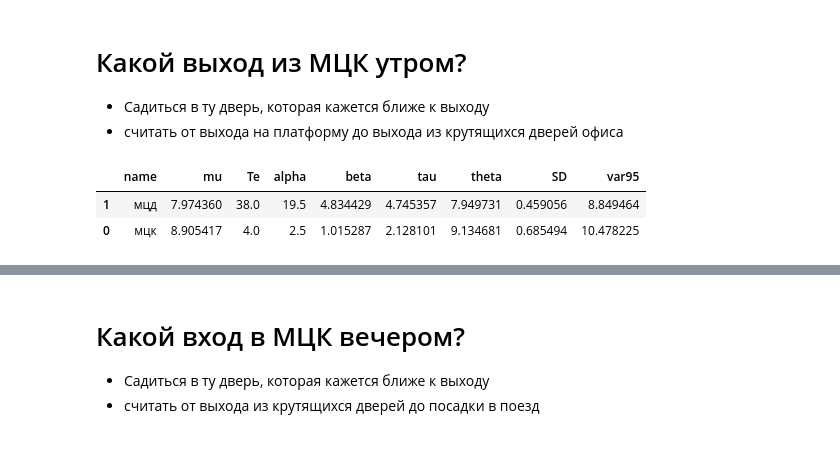
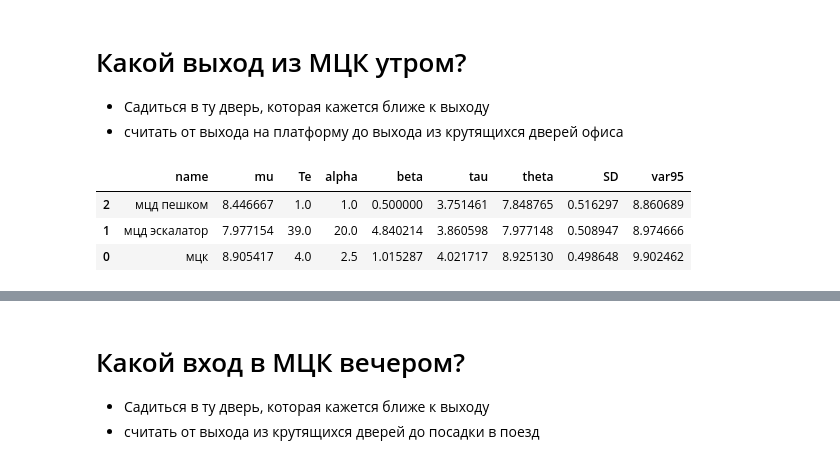
Before and after one commit to ksetdekov/trip_choice_optimizer, a Jupyter notebook: coffee-amount-optimization.ipynb, the cells around one changed output, grey strips where cells are left out. Saved outputs shown, nothing was run; the diff lists cells and outputs as text; code cells hidden in the pictures.

```diff
--- a/coffee-amount-optimization.ipynb
+++ b/coffee-amount-optimization.ipynb
@@ -287,57 +288,60 @@ plt.show()
 * Садиться в ту дверь, которая кажется ближе к выходу
 * считать от выхода на платформу до выхода из крутящихся дверей офиса
 # %%
-morning_exit = HandsTable(options_list=["мцк","мцд"], minimize=True)
+morning_exit = HandsTable(options_list=["мцк","мцд эскалатор", "мцд пешком"], minimize=True)
 # 3 мцк
-# 6 мцд
+# 6 мцд эскалатор
 morning_exit.update_hands("мцк", '0:08:03.7') # вторник 19 ноября
-morning_exit.update_hands("мцд", '0:08:40') # среда 20 ноября
+morning_exit.update_hands("мцд эскалатор", '0:08:40') # среда 20 ноября
 morning_exit.update_hands("мцк", '0:09:23.4') # mon 25 ноября
-morning_exit.update_hands("мцд", '0:07:46.5') # вторник 26 ноября
-morning_exit.update_hands("мцд", '0:07:27.9') # среда 27 ноября
+morning_exit.update_hands("мцд эскалатор", '0:07:46.5') # вторник 26 ноября
+morning_exit.update_hands("мцд эскалатор", '0:07:27.9') # среда 27 ноября
 morning_exit.update_hands("мцк", '0:09:11') # пятница 29 ноября
-morning_exit.update_hands("мцд", '0:08:17.6') # понедельник 2 декабря
-morning_exit.update_hands("мцд", '0:08:28.4') # вторник 3 декабря
-morning_exit.update_hands("мцд", '0:08:28.4') # wed 4 dec
-morning_exit.update_hands("мцд", '0:07:26') # th 5 dec
-morning_exit.update_hands("мцд", '0:08:46.4') # fr 6 dec
-morning_exit.update_hands("мцд", '0:08:51.5') # mon 9 dec
-morning_exit.update_hands("мцд", '0:07:54.6') # th 12 dec
-morning_exit.update_hands("мцд", '0:08:05.6') # fr 13 dec
-morning_exit.update_hands("мцд", '0:08:37') # пн 16 dec
-morning_exit.update_hands("мцд", '0:07:38.9') # tue 17 dec
+morning_exit.update_hands("мцд эскалатор", '0:08:17.6') # понедельник 2 декабря
+morning_exit.update_hands("мцд эскалатор", '0:08:28.4') # вторник 3 декабря
+morning_exit.update_hands("мцд эскалатор", '0:08:28.4') # wed 4 dec
+morning_exit.update_hands("мцд эскалатор", '0:07:26') # th 5 dec
+morning_exit.update_hands("мцд эскалатор", '0:08:46.4') # fr 6 dec
+morning_exit.update_hands("мцд эскалатор", '0:08:51.5') # mon 9 dec
+morning_exit.update_hands("мцд эскалатор", '0:07:54.6') # th 12 dec
+morning_exit.update_hands("мцд эскалатор", '0:08:05.6') # fr 13 dec
+morning_exit.update_hands("мцд эскалатор", '0:08:37') # пн 16 dec
+morning_exit.update_hands("мцд эскалатор", '0:07:38.9') # tue 17 dec
 morning_exit.update_hands("мцк", '0:08:59.2') # wed 18 dec
-morning_exit.update_hands("мцд", '0:07:27.7') # th 19 dec
-morning_exit.update_hands("мцд", '0:07:56.5') # fr 20 dec
-morning_exit.update_hands("мцд", '0:07:26.32') # mon 23 dec
-morning_exit.update_hands("мцд", '0:09:09.3') # tue 24 dec
-morning_exit.update_hands("мцд", '0:07:53.2') # wed 25 dec
-morning_exit.update_hands("мцд", '0:07:32.9') # thr 26 dec
-morning_exit.update_hands("мцд", '0:07:06.4') # thr 09 jan 2025
-morning_exit.update_hands("мцд", '0:08:12.6') # fr 10 jan 2025
-morning_exit.update_hands("мцд", '0:07:39.3') # mon 13 jan 2025
-morning_exit.update_hands("мцд", '0:07:54.4') # tue 14 jan 2025
-morning_exit.update_hands("мцд", '0:07:47.1') # wed 15 jan 2025
-morning_exit.update_hands("мцд", '0:08:24.0') # thr 16 jan 2025
-morning_exit.update_hands("мцд", '0:07:15.4') # fr 17 jan 2025
-morning_exit.update_hands("мцд", '0:08:04.1') # mon 20 jan 2025
-morning_exit.update_hands("мцд", '0:07:52.4') # tue 21 jan 2025
-morning_exit.update_hands("мцд", '0:07:40.0') # wed 22 jan 2025
-morning_exit.update_hands("мцд", '0:07:21.0') # thr 23 jan 2025
-morning_exit.update_hands("мцд", '0:07:50.5') # fr 24 jan 2025
-morning_exit.update_hands("мцд", '0:08:11.1') # mon 27 jan 2025
-morning_exit.update_hands("мцд", '0:07:21.52') # tue 28 jan 2025
-morning_exit.update_hands("мцд", '0:08:26.8') # wed 29 jan 2025
-morning_exit.update_hands("мцд", '0:08:01.8') # thr 30 jan 2025
-morning_exit.update_hands("мцд", '0:08:14.0') # mon 3 feb 2025
-morning_exit.update_hands("мцд", '0:07:51.4') # tue 4 feb 2025
-morning_exit.update_hands("мцд", '0:07:53') # wed 5 feb 2025
+morning_exit.update_hands("мцд эскалатор", '0:07:27.7') # th 19 dec
+morning_exit.update_hands("мцд эскалатор", '0:07:56.5') # fr 20 dec
+morning_exit.update_hands("мцд эскалатор", '0:07:26.32') # mon 23 dec
+morning_exit.update_hands("мцд эскалатор", '0:09:09.3') # tue 24 dec
+morning_exit.update_hands("мцд эскалатор", '0:07:53.2') # wed 25 dec
+morning_exit.update_hands("мцд эскалатор", '0:07:32.9') # thr 26 dec
+morning_exit.update_hands("мцд эскалатор", '0:07:06.4') # thr 09 jan 2025
+morning_exit.update_hands("мцд эскалатор", '0:08:12.6') # fr 10 jan 2025
+morning_exit.update_hands("мцд эскалатор", '0:07:39.3') # mon 13 jan 2025
+morning_exit.update_hands("мцд эскалатор", '0:07:54.4') # tue 14 jan 2025
+morning_exit.update_hands("мцд эскалатор", '0:07:47.1') # wed 15 jan 2025
+morning_exit.update_hands("мцд эскалатор", '0:08:24.0') # thr 16 jan 2025
+morning_exit.update_hands("мцд эскалатор", '0:07:15.4') # fr 17 jan 2025
+morning_exit.update_hands("мцд эскалатор", '0:08:04.1') # mon 20 jan 2025
+morning_exit.update_hands("мцд эскалатор", '0:07:52.4') # tue 21 jan 2025
+morning_exit.update_hands("мцд эскалатор", '0:07:40.0') # wed 22 jan 2025
+morning_exit.update_hands("мцд эскалатор", '0:07:21.0') # thr 23 jan 2025
+morning_exit.update_hands("мцд эскалатор", '0:07:50.5') # fr 24 jan 2025
+morning_exit.update_hands("мцд эскалатор", '0:08:11.1') # mon 27 jan 2025
+morning_exit.update_hands("мцд эскалатор", '0:07:21.52') # tue 28 jan 2025
+morning_exit.update_hands("мцд эскалатор", '0:08:26.8') # wed 29 jan 2025
+morning_exit.update_hands("мцд эскалатор", '0:08:01.8') # thr 30 jan 2025
+morning_exit.update_hands("мцд эскалатор", '0:08:14.0') # mon 3 feb 2025
+morning_exit.update_hands("мцд эскалатор", '0:07:51.4') # tue 4 feb 2025
+morning_exit.update_hands("мцд эскалатор", '0:07:53') # wed 5 feb 2025
+morning_exit.update_hands("мцд эскалатор", '0:08:05') # thr 6 feb 2025
+morning_exit.update_hands("мцд пешком", '0:08:26.8') # thr 6 feb 2025
 
 morning_exit.grade()
 # %% [output]
 |  | name | mu | Te | alpha | beta | tau | theta | SD | var95 |
-| 1 | мцд | 7.974360 | 38.0 | 19.5 | 4.834429 | 4.745357 | 7.949731 | 0.459056 | 8.849464 |
-| 0 | мцк | 8.905417 | 4.0 | 2.5 | 1.015287 | 2.128101 | 9.134681 | 0.685494 | 10.478225 |
+| 2 | мцд пешком | 8.446667 | 1.0 | 1.0 | 0.500000 | 3.751461 | 7.848765 | 0.516297 | 8.860689 |
+| 1 | мцд эскалатор | 7.977154 | 39.0 | 20.0 | 4.840214 | 3.860598 | 7.977148 | 0.508947 | 8.974666 |
+| 0 | мцк | 8.905417 | 4.0 | 2.5 | 1.015287 | 4.021717 | 8.925130 | 0.498648 | 9.902462 |
 # %%
 fig = px.violin(morning_exit.history, y="value", x="option", box=True, points="all",
           hover_data=cups.history.columns)
```
Also changed, not shown: parts of 4 cells of this notebook.
